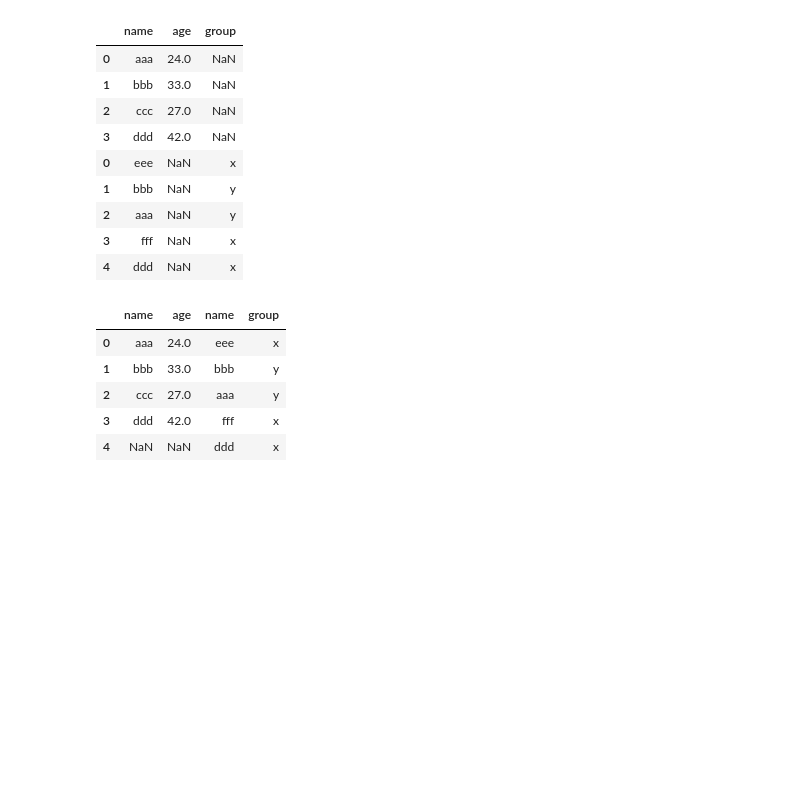
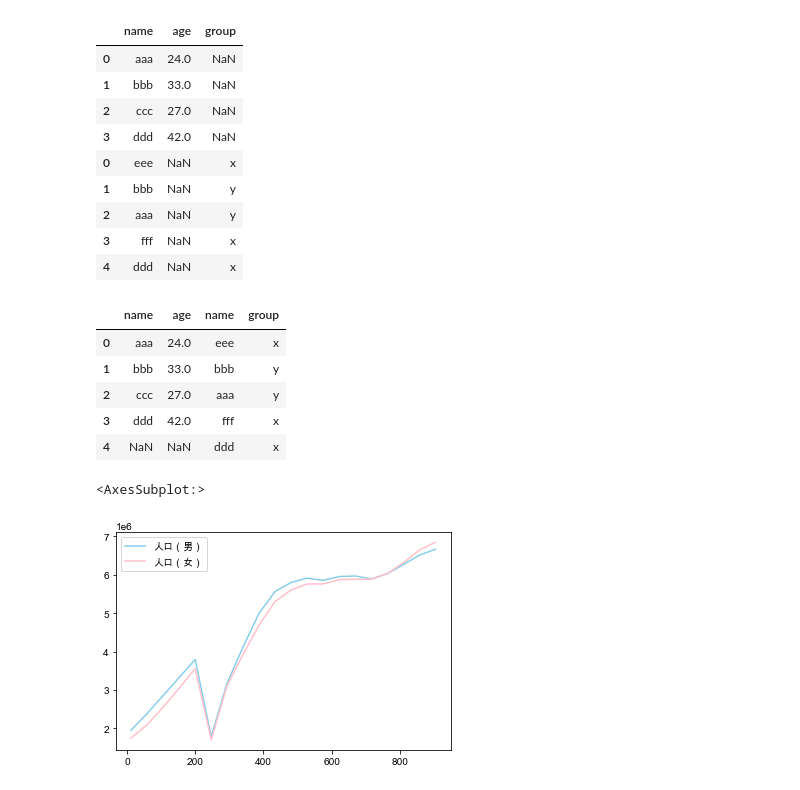
Before and after one commit to gakuto0404/Python, a Jupyter notebook: Pandas/DataFrame/pandas1.ipynb, the cells around one changed output. Saved outputs shown, nothing was run; the diff lists cells and outputs as text; code cells hidden in the pictures; blank space fills up the shorter version.

```diff
--- a/Pandas/DataFrame/pandas1.ipynb
+++ b/Pandas/DataFrame/pandas1.ipynb
@@ -257,3 +315,12 @@ pd.concat([left,right],axis=1)
 | 2 | ccc | 27.0 | aaa | y |
 | 3 | ddd | 42.0 | fff | x |
 | 4 | NaN | NaN | ddd | x |
+# %%
+%matplotlib inline
+import matplotlib
+matplotlib.rcParams['font.family'] = 'Arial Unicode MS'
+# %%
+df_population_data[df_population_data['都道府県名']=='東京都'][['人口（男）', '人口（女）']].plot(color=['skyblue','pink'])
+# %% [output]
+<AxesSubplot:>
+[figure, added]
```
Also changed, not shown: parts of 17 cells of this notebook, 12 other files.
